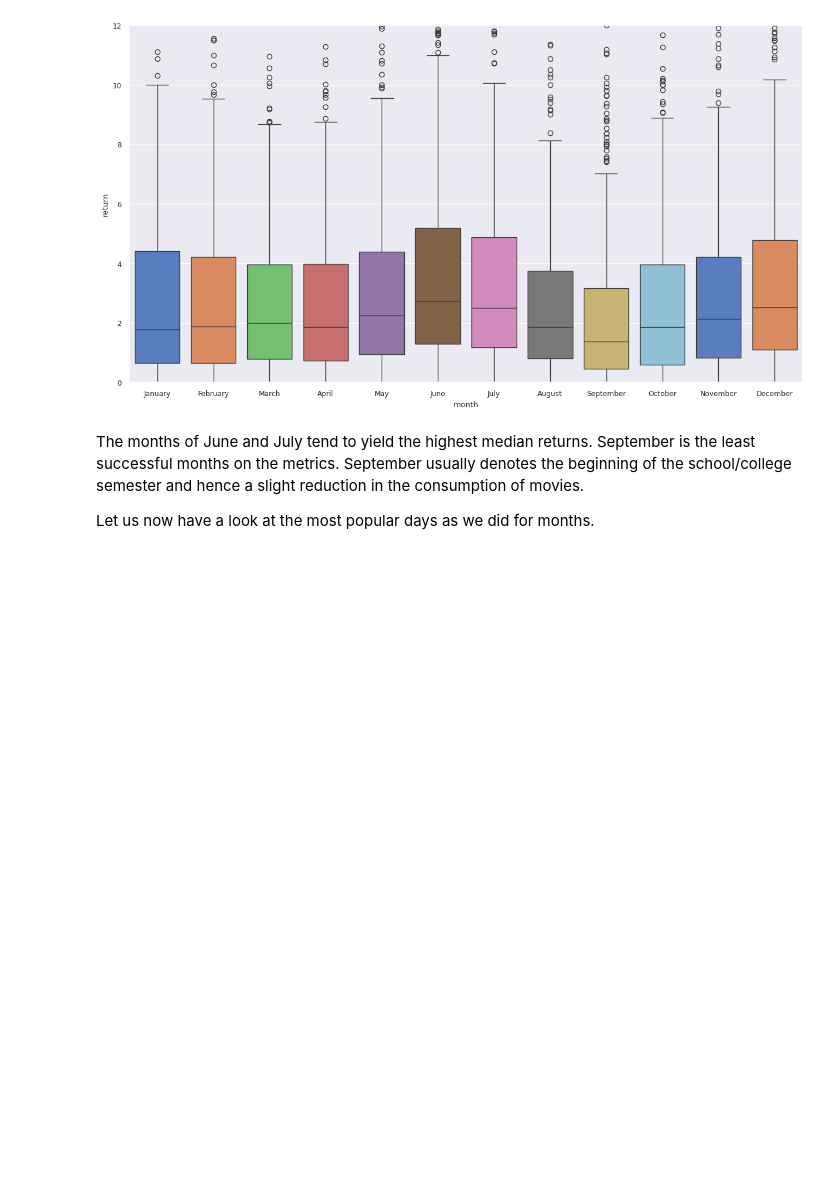
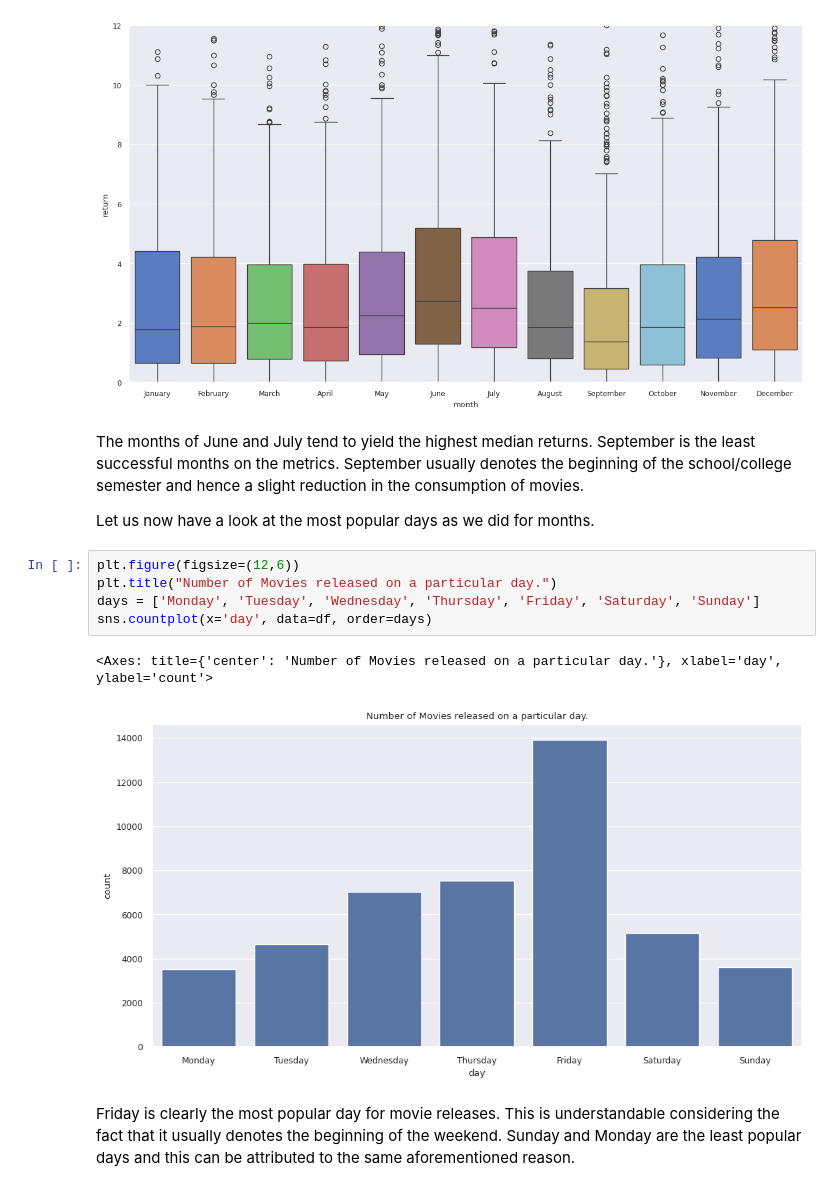
Before and after one commit to M-Awwab-Khan/most-comprehensive-movies-analysis, a Jupyter notebook: Movie_Metrics_An_Analyst_Approach.ipynb, the cells around one changed output. Drawn from its saved outputs; the diff is of its cells as text; blank space fills up the shorter version.

```diff
--- a/Movie_Metrics_An_Analyst_Approach.ipynb
+++ b/Movie_Metrics_An_Analyst_Approach.ipynb
@@ -658,3 +658,13 @@ ax.set_ylim([0, 12])
 The months of June and July tend to yield the highest median returns. September is the least successful months on the metrics. September usually denotes the beginning of the school/college semester and hence a slight reduction in the consumption of movies.
 
 Let us now have a look at the most popular days as we did for months.
+# %%
+plt.figure(figsize=(12,6))
+plt.title("Number of Movies released on a particular day.")
+days = ['Monday', 'Tuesday', 'Wednesday', 'Thursday', 'Friday', 'Saturday', 'Sunday']
+sns.countplot(x='day', data=df, order=days)
+# %% [output]
+<Axes: title={'center': 'Number of Movies released on a particular day.'}, xlabel='day', ylabel='count'>
+[figure, added]
+# %% [markdown]
+Friday is clearly the most popular day for movie releases. This is understandable considering the fact that it usually denotes the beginning of the weekend. Sunday and Monday are the least popular days and this can be attributed to the same aforementioned reason.
```
